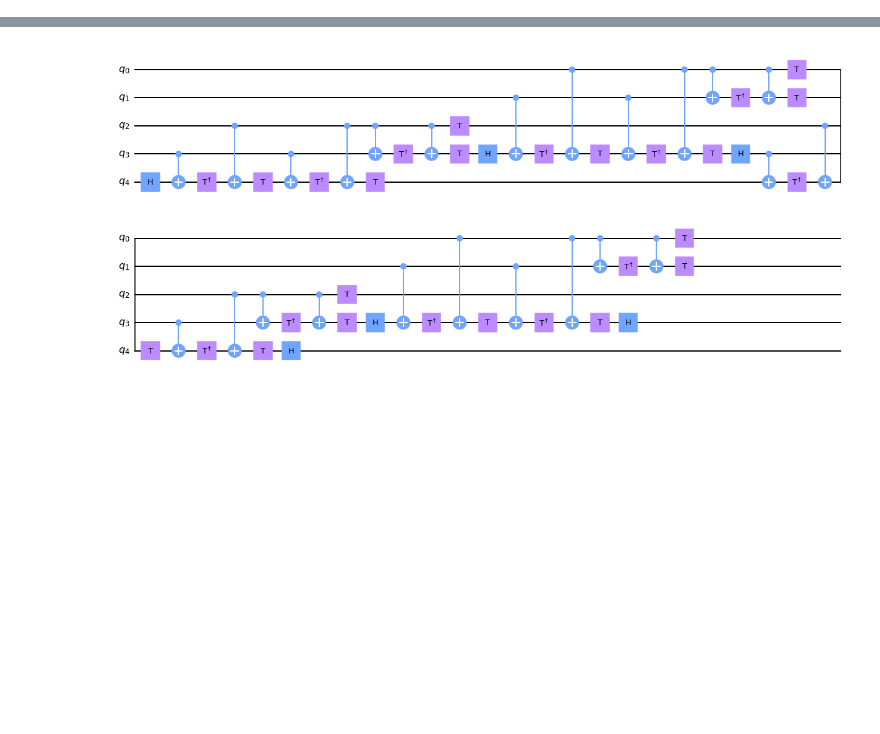
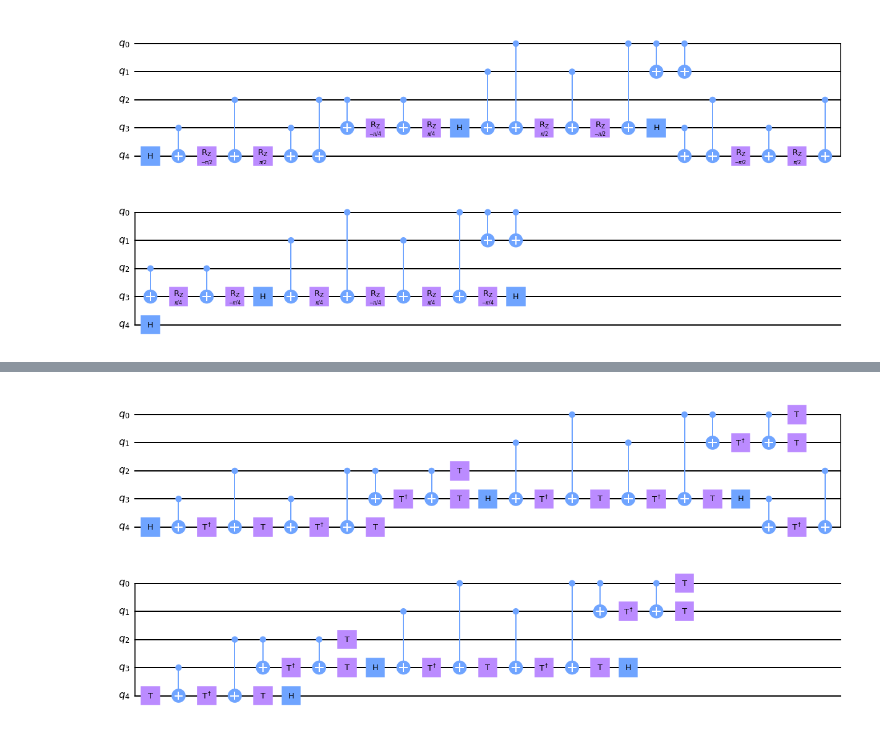
Before and after one commit to quantum-compiler/quartz, a Jupyter notebook: experiment/test.ipynb, the cells around one changed output, grey strips where cells are left out. Drawn from its saved outputs; the diff is of its cells as text; code cells hidden in the pictures; blank space fills up the shorter version.

```diff
--- a/experiment/test.ipynb
+++ b/experiment/test.ipynb
@@ -3,3 +3,8 @@ import matplotlib.pyplot as plt
 from qiskit import QuantumCircuit, transpile, qasm
 from qiskit.test.mock import FakeBoeblingen
 backend = FakeBoeblingen()
+# %%
+test_qasm = QuantumCircuit.from_qasm_file('../test.qasm')
+test_qasm.draw(output='mpl')
+# %% [output]
+[figure, added]
```
Also changed, not shown: parts of 6 cells of this notebook, 4 other files.
